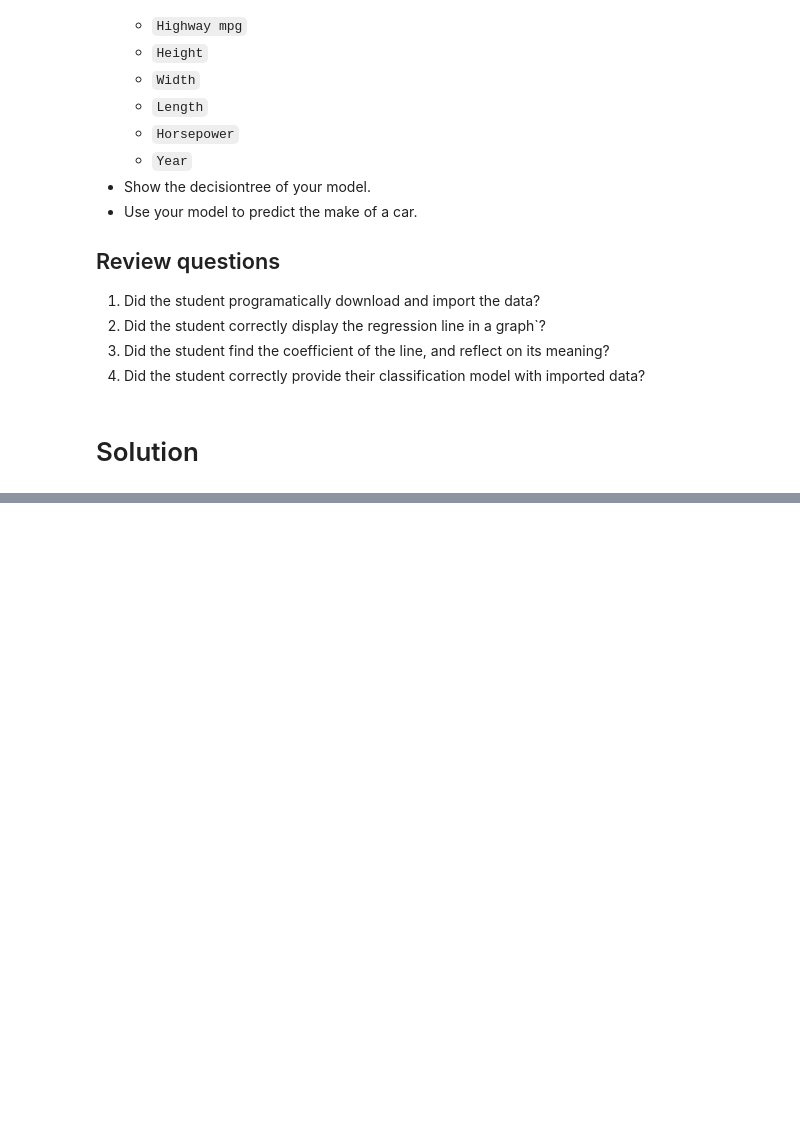
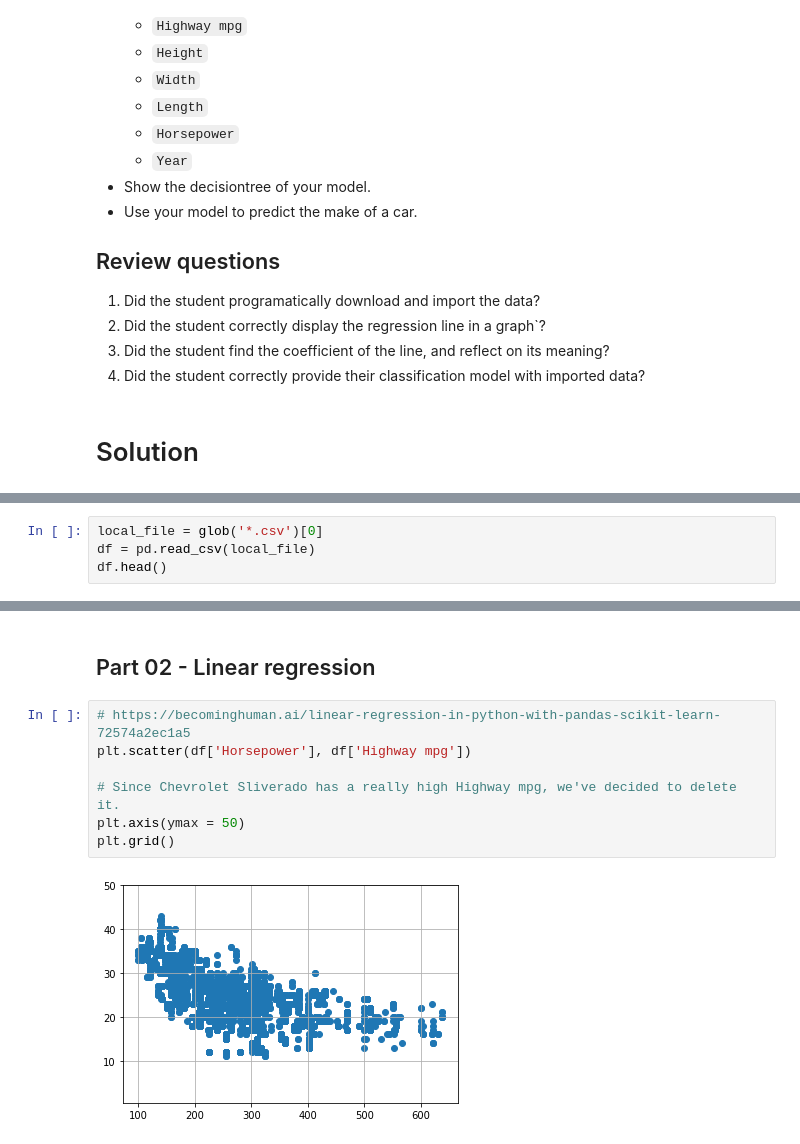
Before and after one commit to obnoxious-consequnence/Assignment08, a Jupyter notebook: Assignment08.ipynb, the cells around one changed output, grey strips where cells are left out. Drawn from its saved outputs; the diff is of its cells as text; blank space fills up the shorter version.

```diff
--- a/Assignment08.ipynb
+++ b/Assignment08.ipynb
@@ -49,0 +62,4 @@ https://think.cs.vt.edu/corgis/csv/cars/cars.csv
+# %%
+local_file = glob('*.csv')[0]
+df = pd.read_csv(local_file)
+df.head()
@@ -49,0 +73,11 @@ https://think.cs.vt.edu/corgis/csv/cars/cars.csv
+# %% [markdown]
+## Part 02 - Linear regression
+# %%
+# https://becominghuman.ai/linear-regression-in-python-with-pandas-scikit-learn-72574a2ec1a5
+plt.scatter(df['Horsepower'], df['Highway mpg'])
+
+# Since Chevrolet Sliverado has a really high Highway mpg, we've decided to delete it.
+plt.axis(ymax = 50)
+plt.grid()
+# %% [output]
+[figure, added]
```
Also changed, not shown: parts of 12 cells of this notebook, 2 other files.
